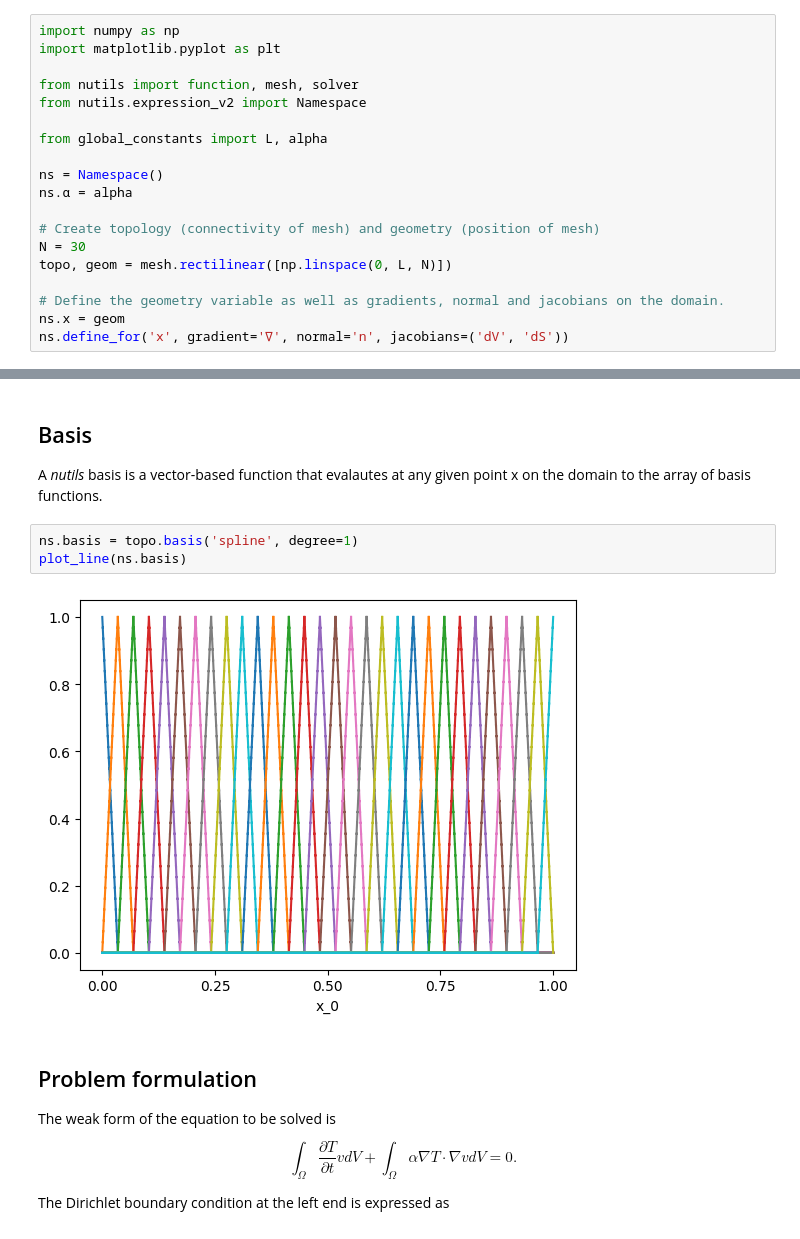
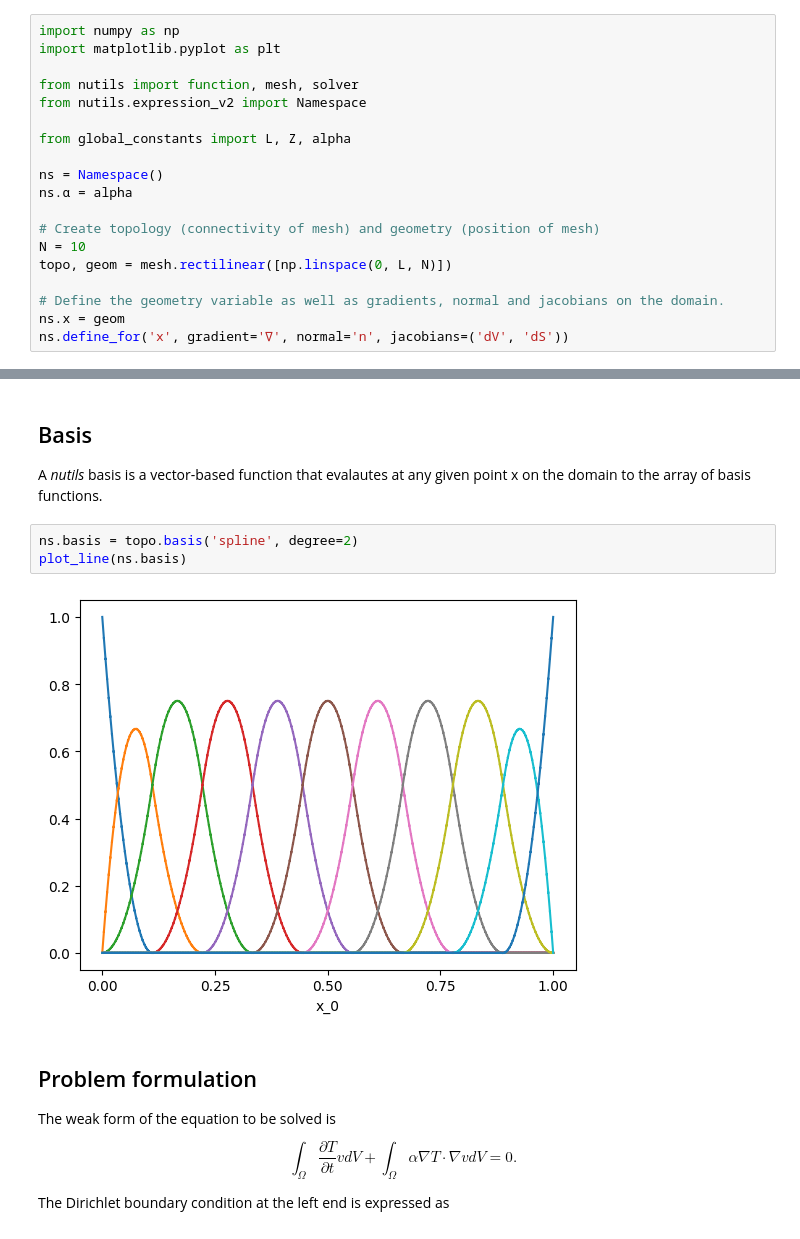
Before and after one commit to meyer-nils/numerical_examples, a Jupyter notebook: heat_transfer_1d/nutils.ipynb, the cells around one changed output, grey strips where cells are left out. Cells and saved outputs as stored; diff of their text form.

```diff
--- a/heat_transfer_1d/nutils.ipynb
+++ b/heat_transfer_1d/nutils.ipynb
@@ -24,13 +20,13 @@ import matplotlib.pyplot as plt
 from nutils import function, mesh, solver
 from nutils.expression_v2 import Namespace
 
-from global_constants import L, alpha
+from global_constants import L, Z, alpha
 
 ns = Namespace()
 ns.α = alpha
 
 # Create topology (connectivity of mesh) and geometry (position of mesh)
-N = 30
+N = 10
 topo, geom = mesh.rectilinear([np.linspace(0, L, N)])
 
 # Define the geometry variable as well as gradients, normal and jacobians on the domain.
@@ -51,10 +47,10 @@ def plot_line(func, **arguments):
 ## Basis
 A *nutils* basis is a vector-based function that evalautes at any given point x on the domain to the array of basis functions.
 # %%
-ns.basis = topo.basis('spline', degree=1)
+ns.basis = topo.basis('spline', degree=2)
 plot_line(ns.basis)
 # %% [output]
-[figure, old version]
+[figure, new version]
 # %% [markdown]
 ## Problem formulation
 
```
Also changed, not shown: parts of 3 cells of this notebook, 3 other files.
